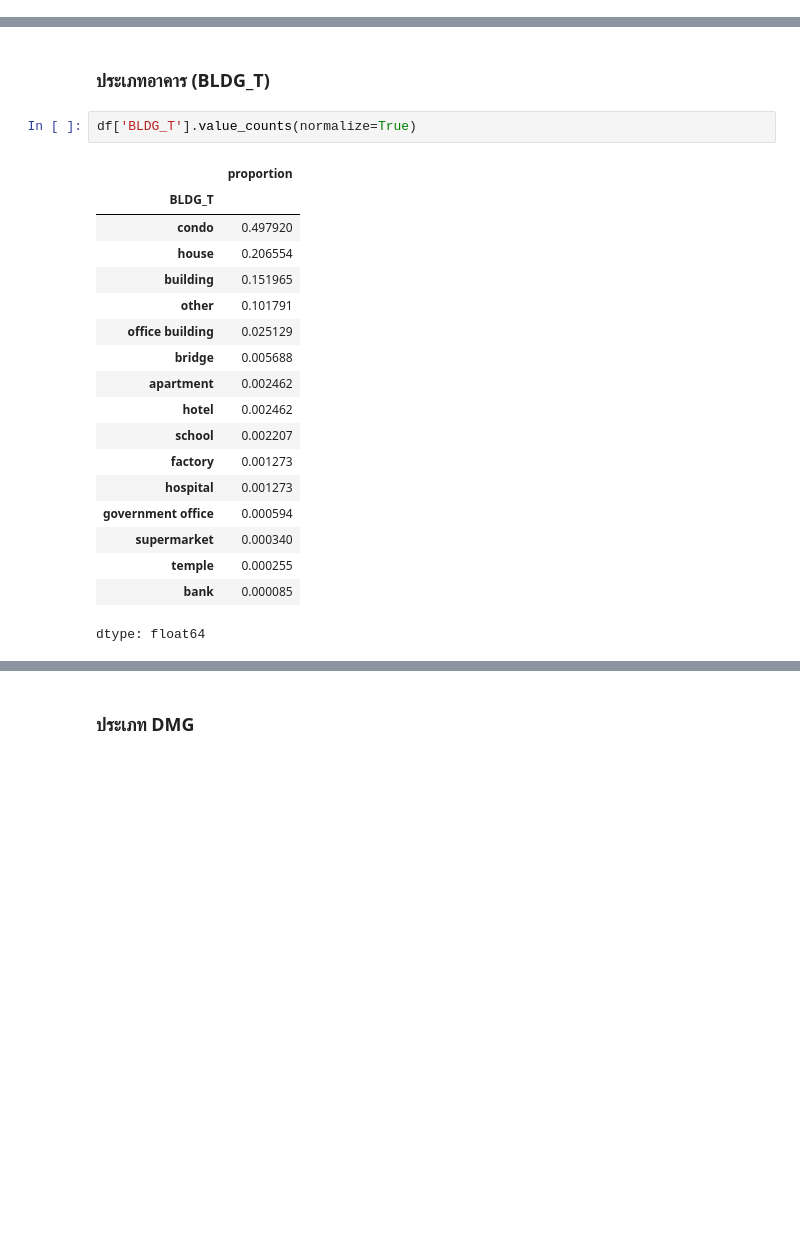
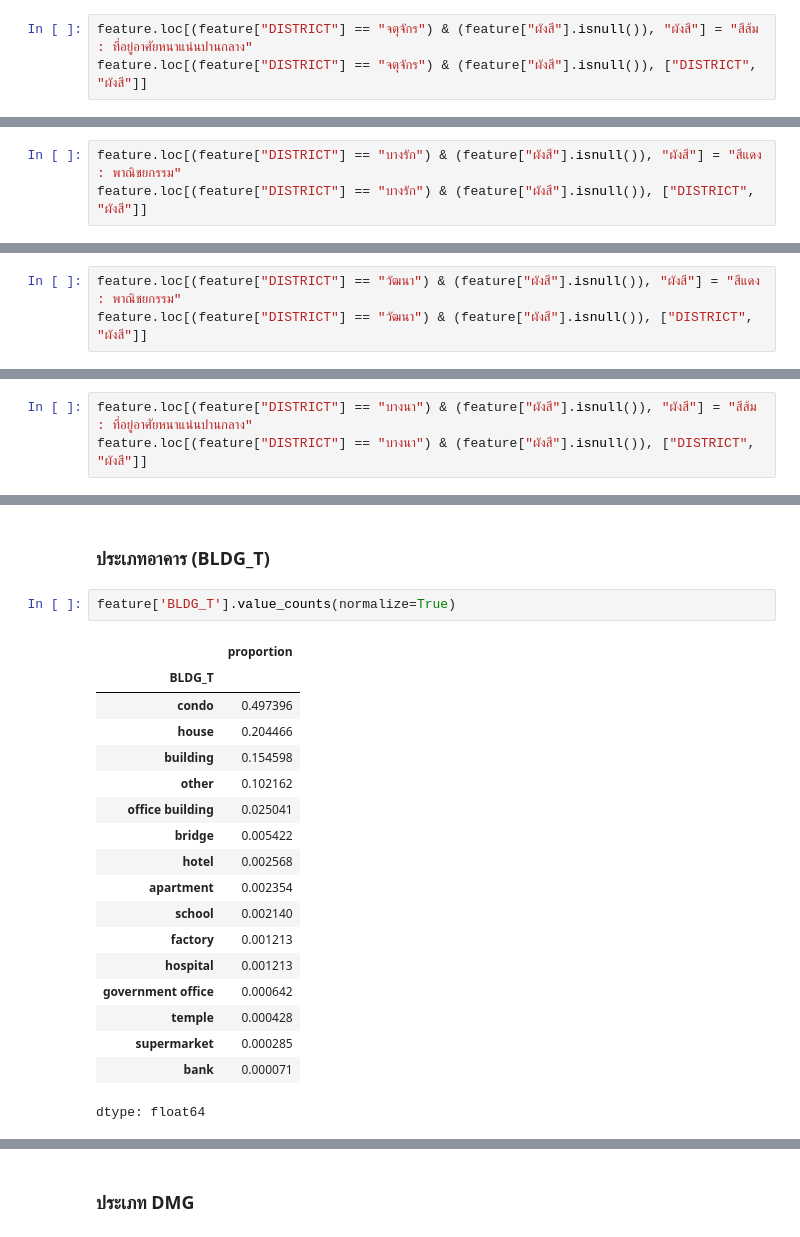
Before and after one commit to tontantip/Archive, a Jupyter notebook: portfolio/portfolio_pro1.ipynb, the cells around one changed output, grey strips where cells are left out. Drawn from its saved outputs; the diff is of its cells as text; blank space fills up the shorter version.

```diff
--- a/portfolio/portfolio_pro1.ipynb
+++ b/portfolio/portfolio_pro1.ipynb
@@ -255,0 +451,3 @@ SyntaxError: unterminated string literal (detected at line 1) (ipython-input-232
+# %%
+feature.loc[(feature["DISTRICT"] == "จตุจักร") & (feature["ผังสี"].isnull()), "ผังสี"] = "สีส้ม : ที่อยู่อาศัยหนาแน่นปานกลาง"
+feature.loc[(feature["DISTRICT"] == "จตุจักร") & (feature["ผังสี"].isnull()), ["DISTRICT", "ผังสี"]]
@@ -255,0 +467,3 @@ SyntaxError: unterminated string literal (detected at line 1) (ipython-input-232
+# %%
+feature.loc[(feature["DISTRICT"] == "บางรัก") & (feature["ผังสี"].isnull()), "ผังสี"] = "สีแดง : พาณิชยกรรม"
+feature.loc[(feature["DISTRICT"] == "บางรัก") & (feature["ผังสี"].isnull()), ["DISTRICT", "ผังสี"]]
@@ -255,0 +487,3 @@ SyntaxError: unterminated string literal (detected at line 1) (ipython-input-232
+# %%
+feature.loc[(feature["DISTRICT"] == "วัฒนา") & (feature["ผังสี"].isnull()), "ผังสี"] = "สีแดง : พาณิชยกรรม"
+feature.loc[(feature["DISTRICT"] == "วัฒนา") & (feature["ผังสี"].isnull()), ["DISTRICT", "ผังสี"]]
@@ -255,0 +505,3 @@ SyntaxError: unterminated string literal (detected at line 1) (ipython-input-232
+# %%
+feature.loc[(feature["DISTRICT"] == "บางนา") & (feature["ผังสี"].isnull()), "ผังสี"] = "สีส้ม : ที่อยู่อาศัยหนาแน่นปานกลาง"
+feature.loc[(feature["DISTRICT"] == "บางนา") & (feature["ผังสี"].isnull()), ["DISTRICT", "ผังสี"]]
@@ -258,23 +512,23 @@ SyntaxError: unterminated string literal (detected at line 1) (ipython-input-232
 # %% [markdown]
 ### ประเภทอาคาร (BLDG_T)
 # %%
-df['BLDG_T'].value_counts(normalize=True)
+feature['BLDG_T'].value_counts(normalize=True)
 # %% [output]
 |  | proportion |
 | BLDG_T |  |
-| condo | 0.497920 |
-| house | 0.206554 |
-| building | 0.151965 |
-| other | 0.101791 |
-| office building | 0.025129 |
-| bridge | 0.005688 |
-| apartment | 0.002462 |
-| hotel | 0.002462 |
-| school | 0.002207 |
-| factory | 0.001273 |
-| hospital | 0.001273 |
-| government office | 0.000594 |
-| supermarket | 0.000340 |
-| temple | 0.000255 |
-| bank | 0.000085 |
+| condo | 0.497396 |
+| house | 0.204466 |
+| building | 0.154598 |
+| other | 0.102162 |
+| office building | 0.025041 |
+| bridge | 0.005422 |
+| hotel | 0.002568 |
+| apartment | 0.002354 |
+| school | 0.002140 |
+| factory | 0.001213 |
+| hospital | 0.001213 |
+| government office | 0.000642 |
+| temple | 0.000428 |
+| supermarket | 0.000285 |
+| bank | 0.000071 |
 dtype: float64
```
Also changed, not shown: parts of 81 cells of this notebook.
